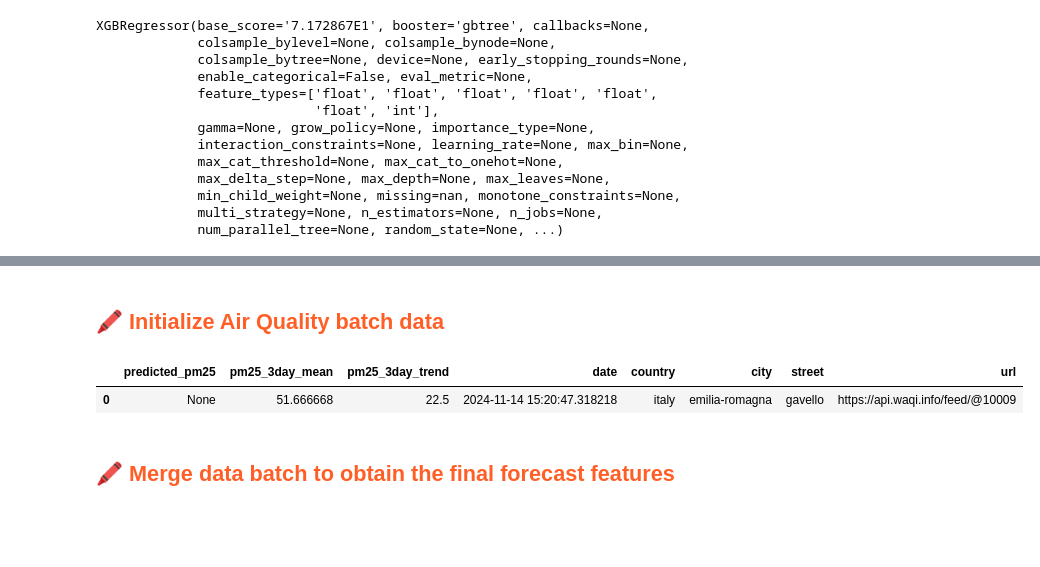
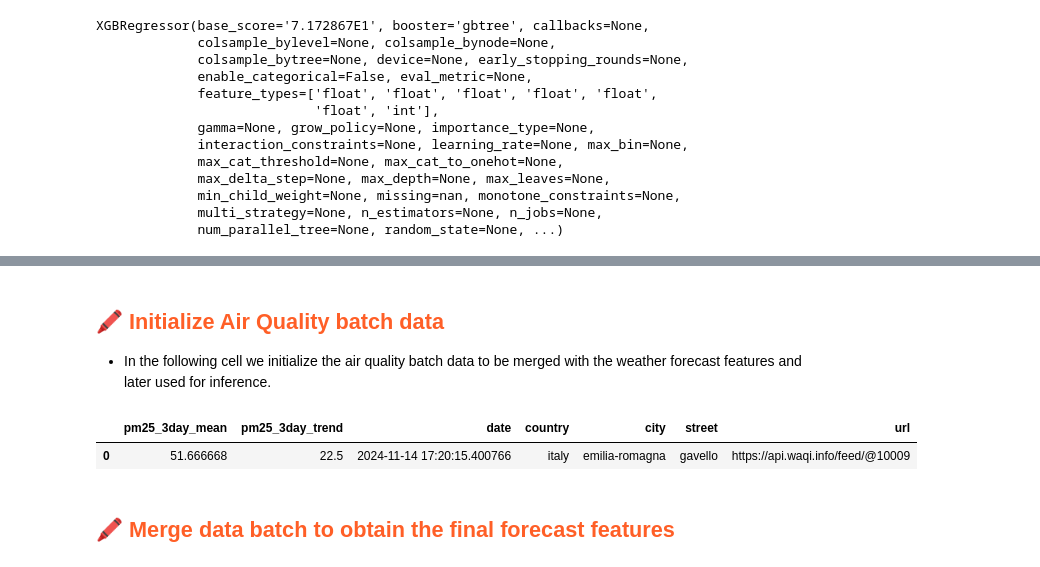
Before and after one commit to featurestorebook/mlfs-book, a Jupyter notebook: notebooks/4_air_quality_batch_inference.ipynb, the cells around one changed output, grey strips where cells are left out. Saved outputs shown, nothing was run; the diff lists cells and outputs as text; code cells hidden in the pictures; blank space fills up the shorter version.

```diff
--- a/notebooks/4_air_quality_batch_inference.ipynb
+++ b/notebooks/4_air_quality_batch_inference.ipynb
@@ -98,8 +102,11 @@ air_quality_fg = fs.get_feature_group(
     name='air_quality',
     version=2,
 )
+# Read the latest 3 days of air quality data
 last_three_days = air_quality_fg.read()
 last_three_days = last_three_days.sort_values('date', ascending=False).head(3)
+# Reset the index of the dataframe. it will be useful for the next steps
+last_three_days = last_three_days.reset_index(drop=True)
 print(last_three_days)
 
 weather_fg = fs.get_feature_group(
@@ -132,41 +139,37 @@ Finished: Reading data from Hopsworks, using Hopsworks Feature Query Service (0.
 | 8 | 2024-11-14 00:00:00+00:00 | 28.500000 | 0.0 | 16.595179 | 65.658920 | emilia-romagna | ... |
 # %% [markdown]
 ## <span style="color:#ff5f27;"> 🖍 Initialize Air Quality batch data </span>
+
+* In the following cell we initialize the air quality batch data to be merged with the weather forecast features and later used for inference.
 # %%
-#print(last_three_days)
 aq_batch_data = pd.DataFrame()
 
-# Add predicted PM2.5 values to the DataFrame
-aq_batch_data['predicted_pm25'] = [None] # Initialize the column with None
-
-#print(aq_batch_data)
-
-aq_batch_data['pm25_3day_mean'] = last_three_days['pm25'].mean()
+aq_batch_data['pm25_3day_mean'] = [last_three_days['pm25'].mean()]
 
 # 2. Trend of PM2.5 for the Previous Three Days
 # Function to calculate the slope of the line fitting the last 3 points
 def calculate_slope(data):
     if len(data) < 3:
         return np.nan
     x = np.array([0, 1, 2]).reshape(-1, 1)
     y = data.values.reshape(-1, 1)
     model = LinearRegression().fit(x, y)
     return model.coef_[0][0]
 
 aq_batch_data['pm25_3day_trend'] = calculate_slope(last_three_days['pm25'])
 
 # Add the date, country, city, street, and URL to the DataFrame
 aq_batch_data['date'] = tomorrow
 aq_batch_data['country'] = country
 aq_batch_data['city'] = city
 aq_batch_data['street'] = street
 aq_batch_data['url'] = last_three_days['url'].values[0]
 
 # Display the updated DataFrame with new features
 aq_batch_data
 # %% [output]
-|  | predicted_pm25 | pm25_3day_mean | pm25_3day_trend | date | country | city | street | url |
-| 0 | None | 51.666668 | 22.5 | 2024-11-14 15:20:47.318218 | italy | emilia-romagna | gavello | https://api.waqi.info/feed/@10009 |
+|  | pm25_3day_mean | pm25_3day_trend | date | country | city | street | url |
+| 0 | 51.666668 | 22.5 | 2024-11-14 17:20:15.400766 | italy | emilia-romagna | gavello | https://api.waqi.info/feed/@10009 |
 # %% [markdown]
 ## <span style="color:#ff5f27;"> 🖍 Merge data batch to obtain the final forecast features </span>
 # %%
```
Also changed, not shown: parts of 13 cells of this notebook.
